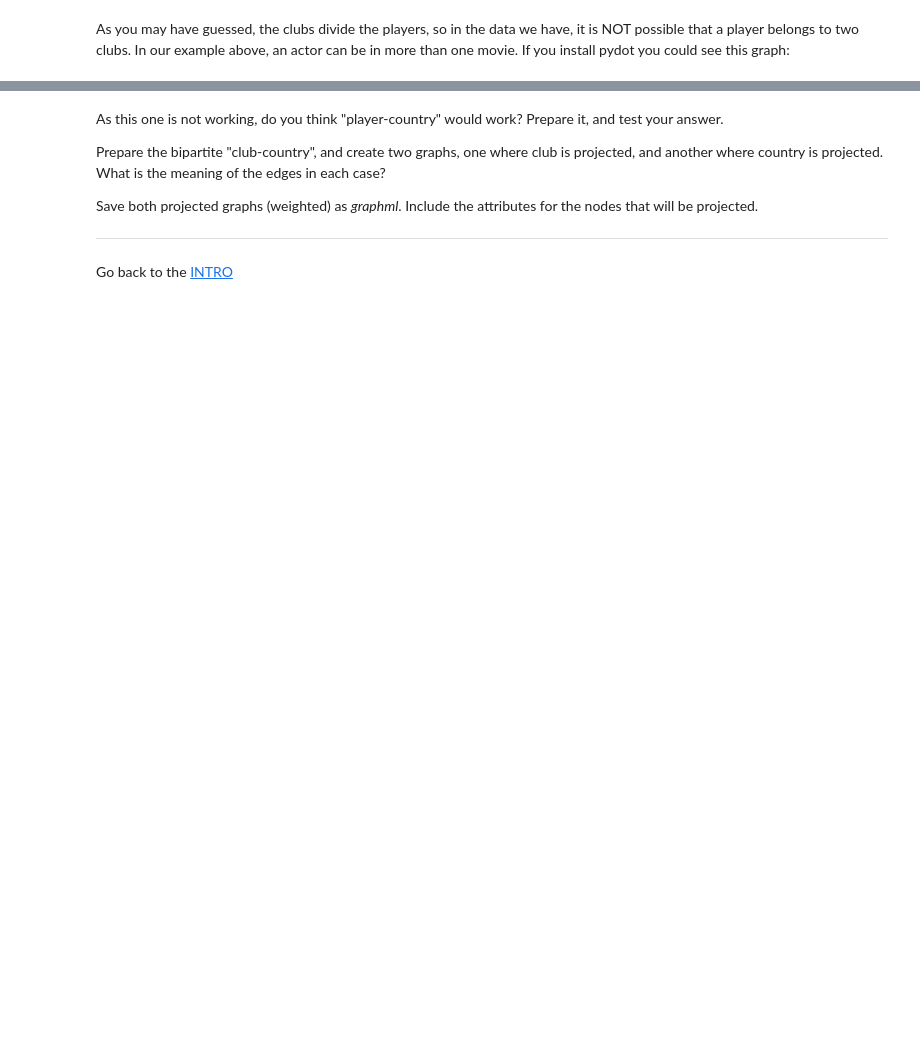
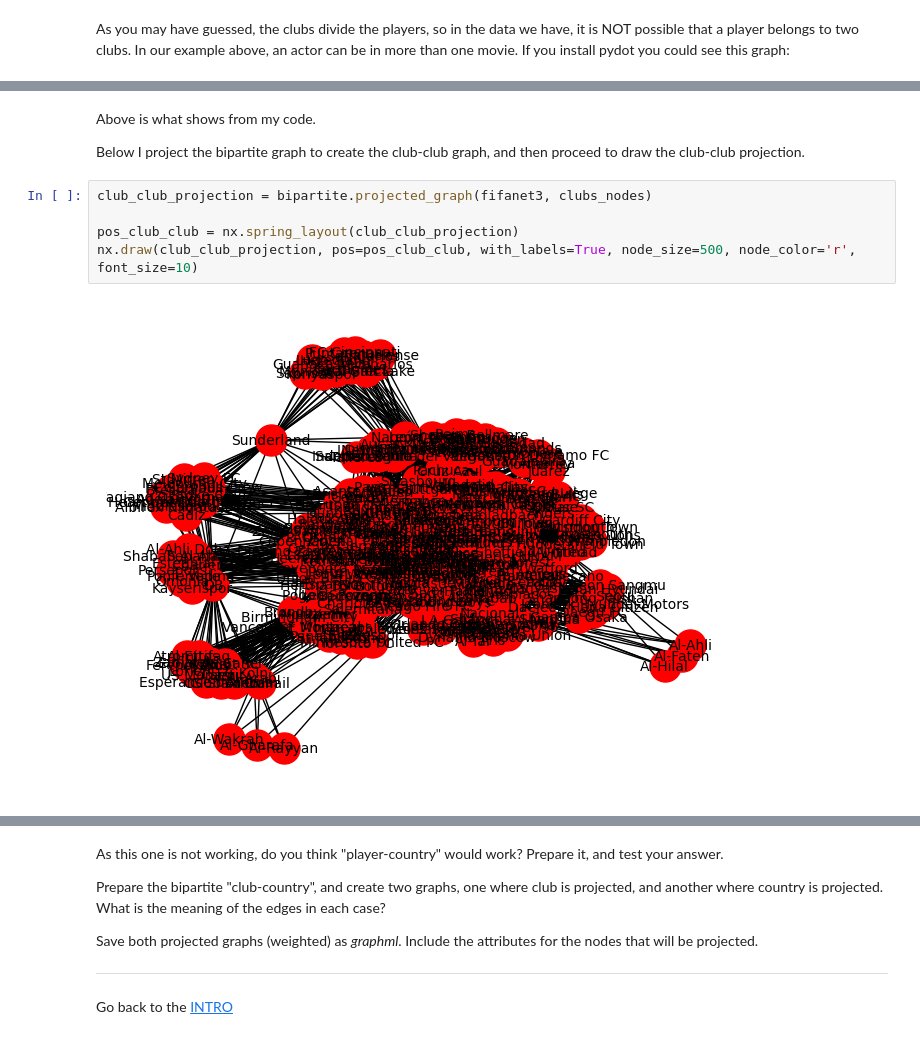
Before and after one commit to jaredjimenezjenkins/HW2_repo, a Jupyter notebook: case3.ipynb, the cells around one changed output, grey strips where cells are left out. Drawn from its saved outputs; the diff is of its cells as text; blank space fills up the shorter version.

```diff
--- a/case3.ipynb
+++ b/case3.ipynb
@@ -103,0 +142,12 @@ nx.draw(fifanet1, pos=pos, with_labels=False, node_size=10, node_color = color_l
+# %% [markdown]
+Above is what shows from my code.
+
+
+Below I project the bipartite graph to create the club-club graph, and then proceed to draw the club-club projection.
+# %%
+club_club_projection = bipartite.projected_graph(fifanet3, clubs_nodes)
+
+pos_club_club = nx.spring_layout(club_club_projection)
+nx.draw(club_club_projection, pos=pos_club_club, with_labels=True, node_size=500, node_color='r', font_size=10)
+# %% [output]
+[figure, added]
```
Also changed, not shown: parts of 22 cells of this notebook.
